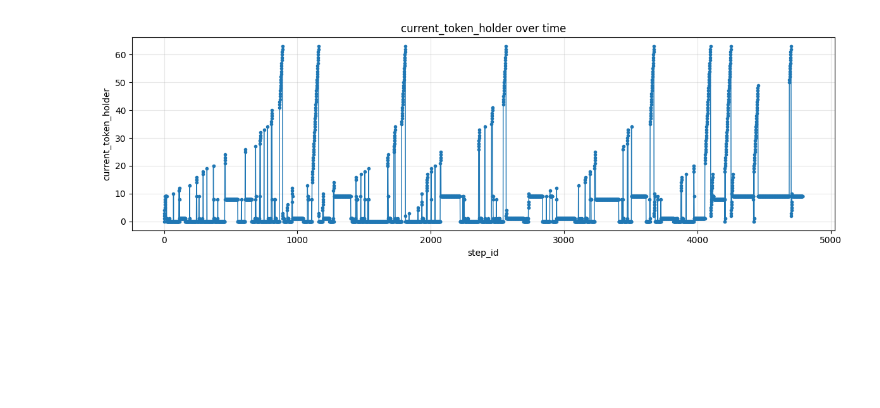
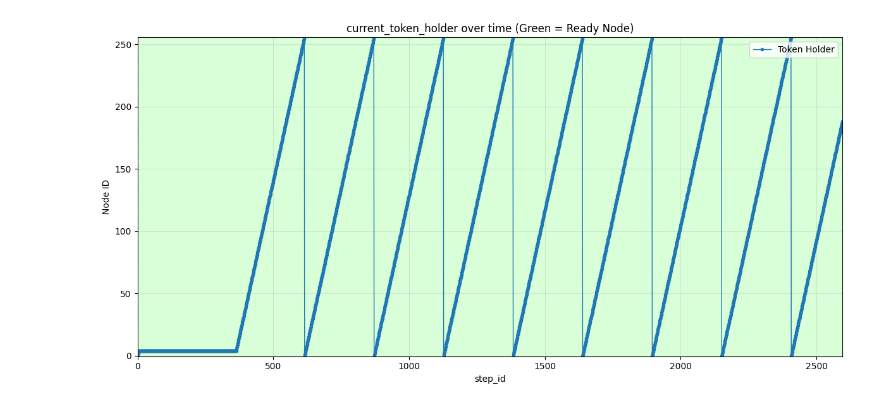
Before and after one commit to Jain-Nishkarsh/WiNoC-SOP, a Jupyter notebook: results/evaluate.ipynb, the cells around one changed output. Saved outputs shown, nothing was run; the diff lists cells and outputs as text; code cells hidden in the pictures; blank space fills up the shorter version.

```diff
--- a/results/evaluate.ipynb
+++ b/results/evaluate.ipynb
@@ -439,21 +449,59 @@ plt.show()
 # %%
 import pandas as pd
 import matplotlib.pyplot as plt
+import numpy as np
+from matplotlib.colors import ListedColormap
 
-CSV_PATH = "../bin/fuzzy_test_swj_hotspot.csv"
+CSV_PATH = "../bin/fuzzy_test_swj_16x16.csv"
 
-df = pd.read_csv(CSV_PATH)
+# Read CSV, ensuring ready_nodes is read as string to preserve leading zeros
+df = pd.read_csv(CSV_PATH, dtype={'ready_nodes': str})
 
 # Pick one x-axis:
-x = df["step_id"]
-y = df["current_token_holder"]
+limit = 1000
+df_slice = df[:limit]
+x = df_slice["step_id"]
+y = df_slice["current_token_holder"]
 
-plt.figure(figsize=(12, 4))
-plt.plot(x, y, marker="o", linewidth=1, markersize=3)
-plt.title("current_token_holder over time")
+plt.figure(figsize=(12, 6))
+
+# --- Background "Wall" for Ready Nodes ---
+if not df_slice.empty and "ready_nodes" in df_slice.columns:
+    # Determine number of nodes from the first valid string
+    sample_str = df_slice.iloc[0]["ready_nodes"]
+    if isinstance(sample_str, str):
+        num_nodes = len(sample_str)
+
+        # Build the matrix: rows=nodes, cols=steps
+        ready_matrix = np.zeros((num_nodes, len(df_slice)))
+
+        for t, ready_str in enumerate(df_slice["ready_nodes"]):
+            if isinstance(ready_str, str) and len(ready_str) == num_nodes:
+                for node_id, char in enumerate(ready_str):
+                    if char == '1':
+                        ready_matrix[node_id, t] = 1
+
+        # Create custom colormap: 0 -> transparent, 1 -> faint green
+        # (R, G, B, A)
+        cmap = ListedColormap([(0, 0, 0, 0), (0.0, 1.0, 0.0, 0.15)])
+
+        # Plot using imshow
+        # extent = [x_min, x_max, y_min, y_max]
+        plt.imshow(ready_matrix,
+                   aspect='auto',
+                   origin='lower',
+                   extent=[x.min(), x.max(), -0.5, num_nodes - 0.5],
+                   cmap=cmap,
+                   interpolation='nearest')
+
+# --- Main Plot ---
+plt.plot(x, y, marker="o", linewidth=1, markersize=3, label="Token Holder")
+plt.title("current_token_holder over time (Green = Ready Node)")
 plt.xlabel(x.name)
-plt.ylabel("current_token_holder")
+plt.ylabel("Node ID")
 plt.grid(True, alpha=0.3)
+plt.legend(loc="upper right")
 plt.tight_layout()
+plt.show()
 # %% [output]
-[figure, old version]
+[figure, new version]
```
Also changed, not shown: parts of 2 cells of this notebook, 4 other files.
